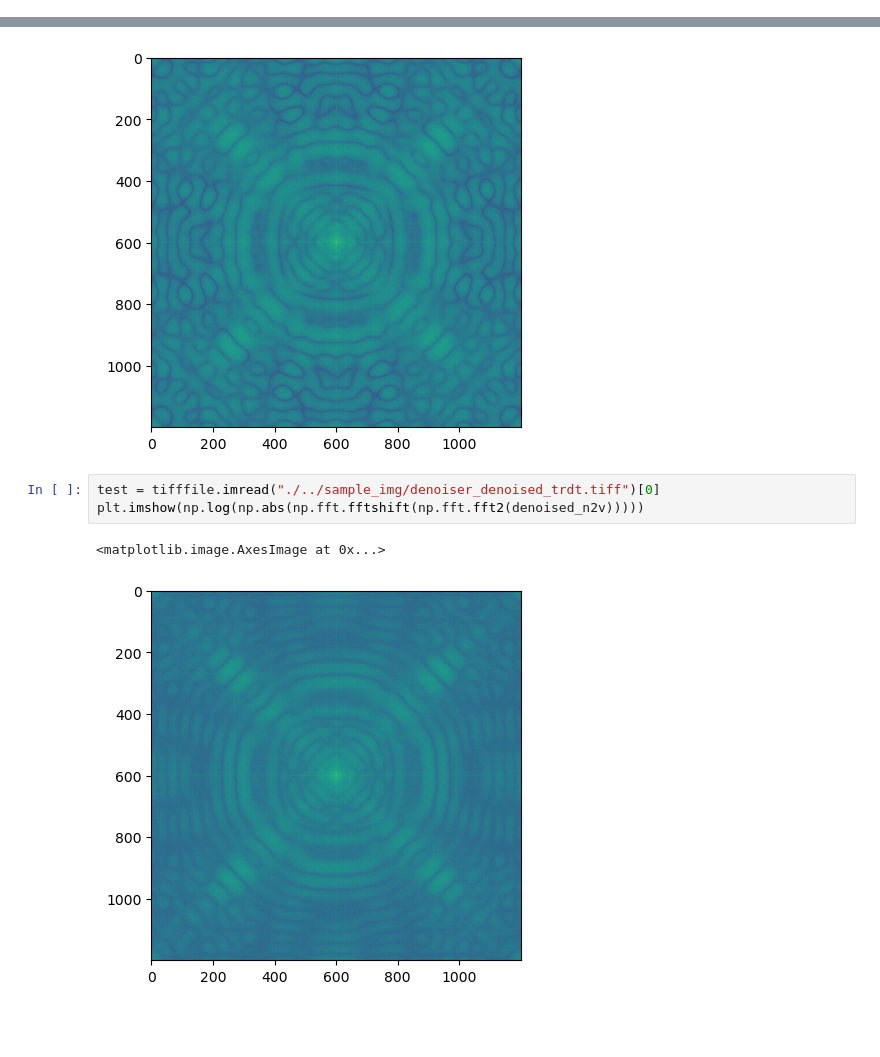
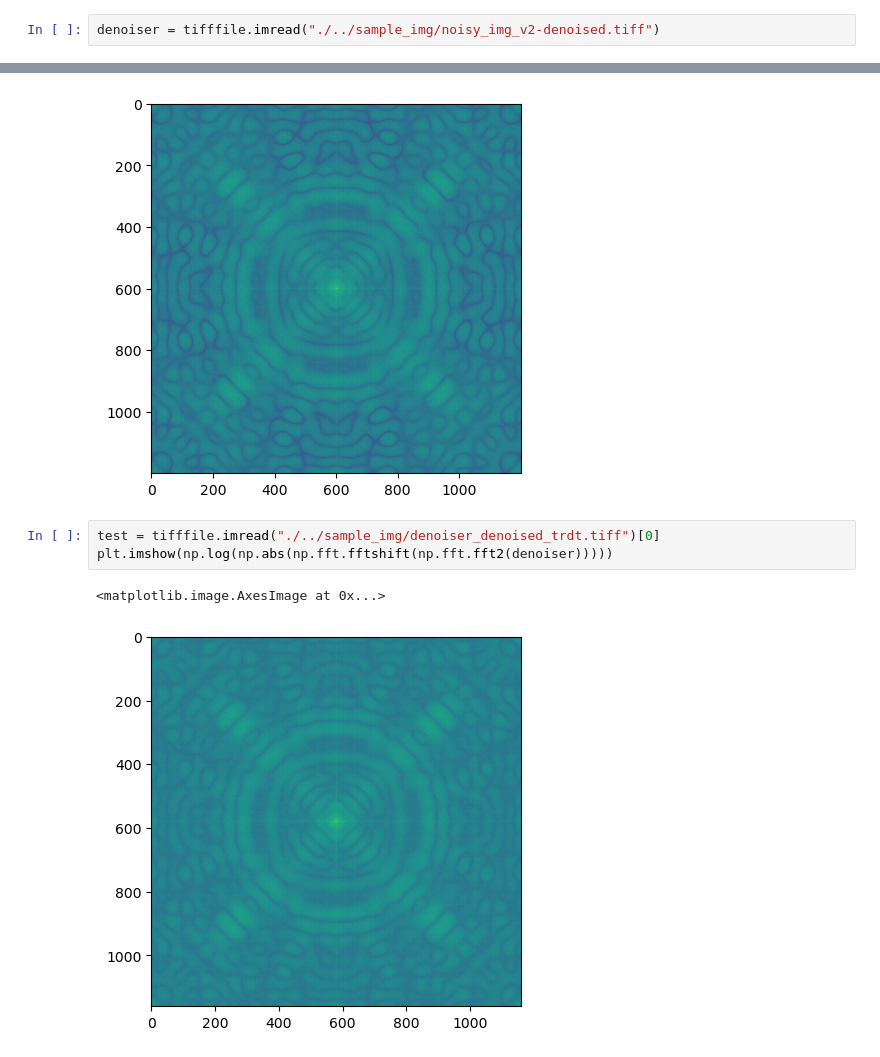
Before and after one commit to mbanil/img_denoiser, a Jupyter notebook: denoiser/sample_img_results.ipynb, the cells around one changed output, grey strips where cells are left out. Drawn from its saved outputs; the diff is of its cells as text; blank space fills up the shorter version.

Commit message:
images for the paper

```diff
--- a/denoiser/sample_img_results.ipynb
+++ b/denoiser/sample_img_results.ipynb
@@ -167,6 +167,8 @@ print(ssim_bm3d)
 0.6649597600250963
 # %%
 tifffile.imsave("./../sample_img/noisy_img_v2_bm3d.tiff", denoised_bm3d)
+# %%
+denoiser = tifffile.imread("./../sample_img/noisy_img_v2-denoised.tiff")
 # %%
 plt.imshow(np.log(np.abs(np.fft.fftshift(np.fft.fft2(img)))))
 # %% [output]
@@ -174,7 +176,7 @@ plt.imshow(np.log(np.abs(np.fft.fftshift(np.fft.fft2(img)))))
 [figure]
 # %%
 test = tifffile.imread("./../sample_img/denoiser_denoised_trdt.tiff")[0]
-plt.imshow(np.log(np.abs(np.fft.fftshift(np.fft.fft2(denoised_n2v)))))
+plt.imshow(np.log(np.abs(np.fft.fftshift(np.fft.fft2(denoiser)))))
 # %% [output]
 <matplotlib.image.AxesImage at 0x...>
-[figure, old version]
+[figure, new version]
```
Also changed, not shown: parts of 3 cells of this notebook, 24 other files.
